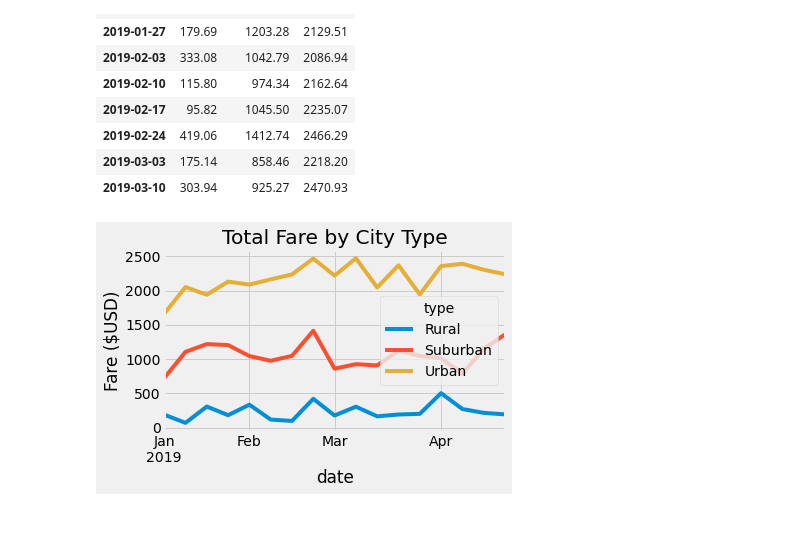
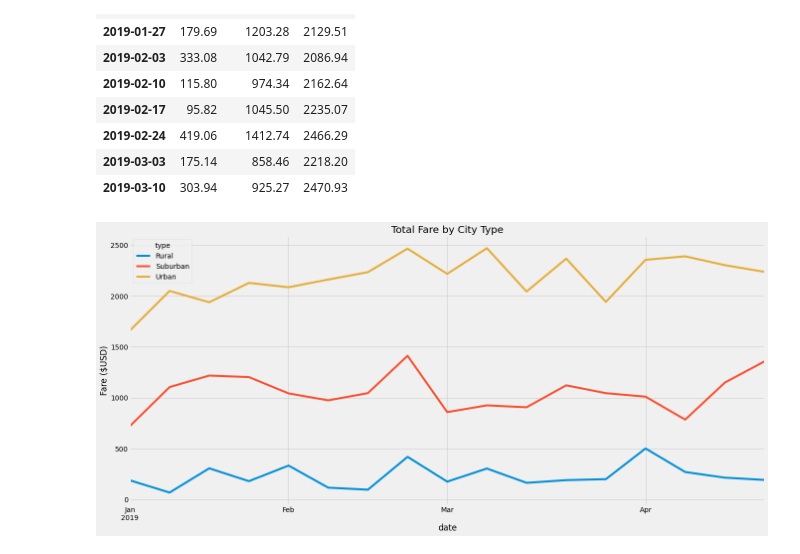
Before and after one commit to justinclee24/PyBer_Analysis, a Jupyter notebook: PyBer_Challenge.ipynb, the cells around one changed output. Saved outputs shown, nothing was run; the diff lists cells and outputs as text; code cells hidden in the pictures; blank space fills up the shorter version.

Commit message:
updated challenge.

```diff
--- a/PyBer_Challenge.ipynb
+++ b/PyBer_Challenge.ipynb
@@ -239,13 +239,14 @@ weekly_fare.head(10)
 # %%
 # 8. Using the object-oriented interface method, plot the resample DataFrame using the df.plot() function.
 
 # Import the style from Matplotlib.
 from matplotlib import style
 # Use the graph style fivethirtyeight.
 style.use('fivethirtyeight')
-weekly_fare.plot()
+weekly_fare.plot(figsize=(19,9))
 plt.title("Total Fare by City Type")
 plt.ylabel("Fare ($USD)")
 plt.tight_layout()
+plt.savefig("analysis/Challenge_Chart.png")
 # %% [output]
-[figure, old version]
+[figure, new version]
```
Also changed, not shown: 1 other file.
